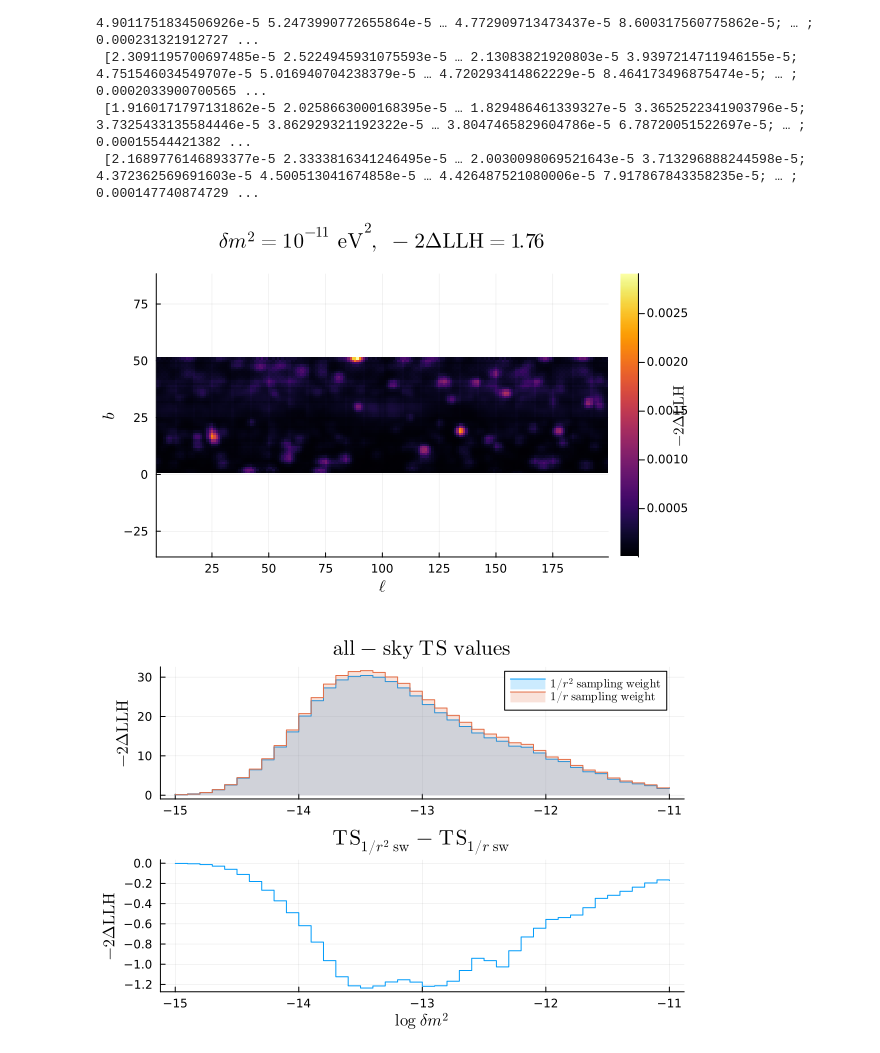
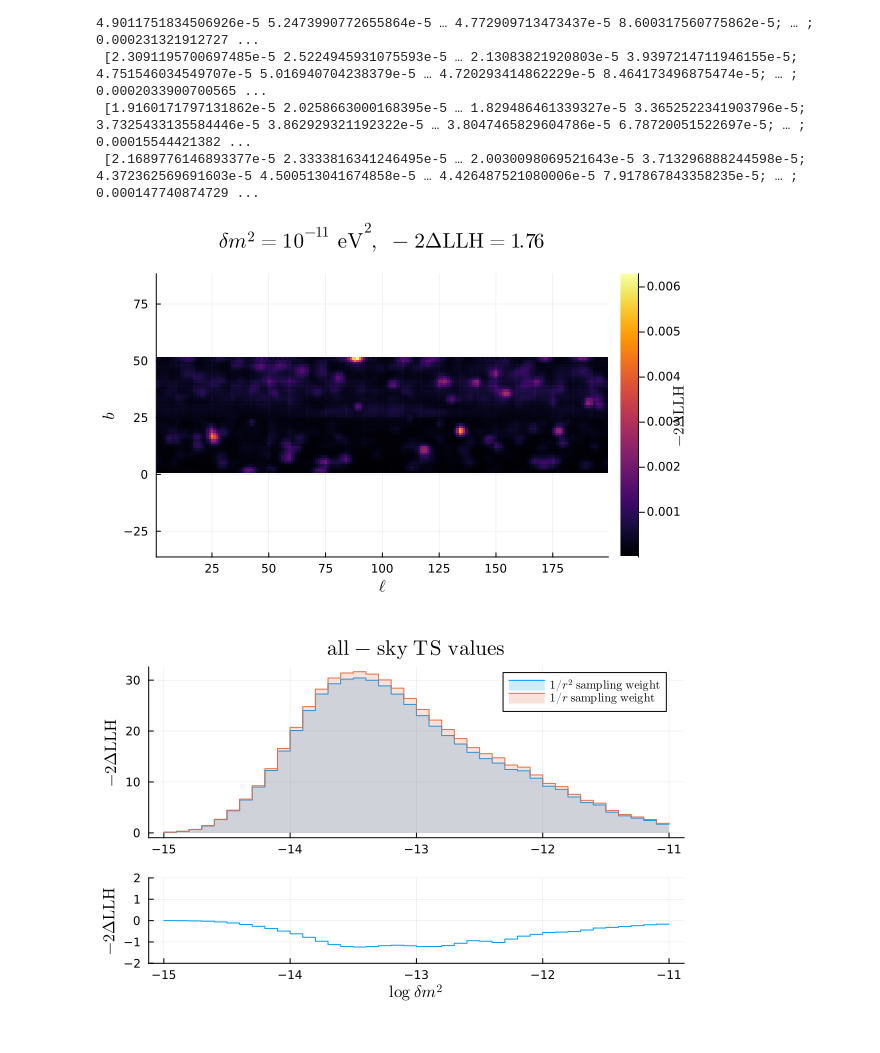
Before and after one commit to mymacd2/pseudo-Dirac-summer-research, a Jupyter notebook: GC_calcs/event_dists_new_alg.ipynb, the cells around one changed output. Drawn from its saved outputs; the diff is of its cells as text; code cells hidden in the pictures.

```diff
--- a/GC_calcs/event_dists_new_alg.ipynb
+++ b/GC_calcs/event_dists_new_alg.ipynb
@@ -541,38 +570,39 @@ tss = [asts(newmat, spacedists, unbinnedvec, energymat, dm2) for dm2 in dm2s]
  [1.9160171797131862e-5 2.0258663000168395e-5 … 1.829486461339327e-5 3.3652522341903796e-5; 3.7325433135584446e-5 3.862929321192322e-5 … 3.8047465829604786e-5 6.78720051522697e-5; … ; 0.00015544421382 ...
  [2.1689776146893377e-5 2.3333816341246495e-5 … 2.0030098069521643e-5 3.713296888244598e-5; 4.372362569691603e-5 4.500513041674858e-5 … 4.426487521080006e-5 7.917867843358235e-5; … ; 0.000147740874729 ...
 # %%
-heatmap(tss_rem[41], aspect_ratio=1, title=L"\delta m^2 = 10^{-11}~\mathrm{eV}^2,~-2\Delta\mathrm{LLH}=1.76", xlabel=L"\ell", ylabel=L"b", colorbar_title=L"-2\Delta\mathrm{LLH}")
+heatmap(ts115, aspect_ratio=1, title=L"\delta m^2 = 10^{-11}~\mathrm{eV}^2,~-2\Delta\mathrm{LLH}=1.76", xlabel=L"\ell", ylabel=L"b", colorbar_title=L"-2\Delta\mathrm{LLH}")
 # %% [output]
-[figure, old version]
+[figure, new version]
 # %%
 pcomp = plot(
     logdm2s,
     [astss_rem astss_r_rem],
     label=[L"1/r^2~\mathrm{sampling~weight}" L"1/r~\mathrm{sampling~weight}"],
     # xlabel=L"\log~\delta m^2",
     ylabel=L"-2\Delta\mathrm{LLH}",
     title=L"\mathrm{all-sky~TS~values}",
     fillrange=0,
     fillalpha=0.2,
     seriestype=:step
 )
 
 presidual = plot(
     logdm2s,
     astss_rem .- astss_r_rem,
     # label=[L"0-0.1~\mathrm{kpc~removed}" L"\mathrm{nothing~removed}"],
     label=false,
     xlabel=L"\log~\delta m^2",
     ylabel=L"-2\Delta\mathrm{LLH}",
-    title=L"\mathrm{TS}_{1/r^2~\mathrm{sw}} - \mathrm{TS}_{1/r~\mathrm{sw}}",
+    # title=L"\mathrm{TS}_{1/r^2~\mathrm{sw}} - \mathrm{TS}_{1/r~\mathrm{sw}}",
     # fillrange=0,
     # fillalpha=0.2,
+    ylimits=(-2, 2),
     seriestype=:step
 )
 
-plot(pcomp, presidual, layout=(2, 1))
+plot(pcomp, presidual, layout = grid(2, 1, heights=[0.6, 0.3]))
 # %% [output]
-[figure, old version]
+[figure, new version]
 # %%
 #=
 
```
Also changed, not shown: parts of 10 cells of this notebook, 23 other files.
